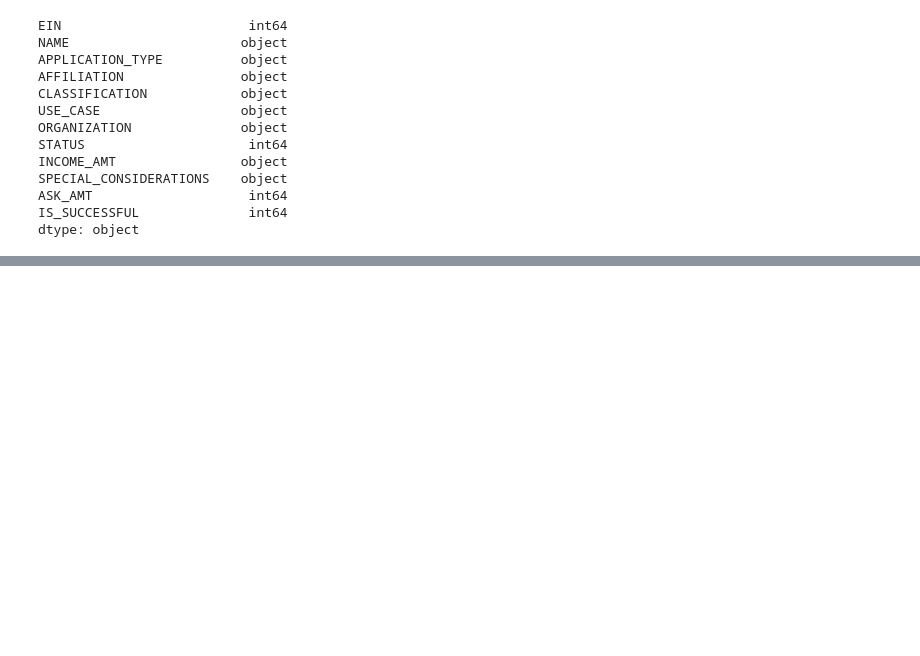
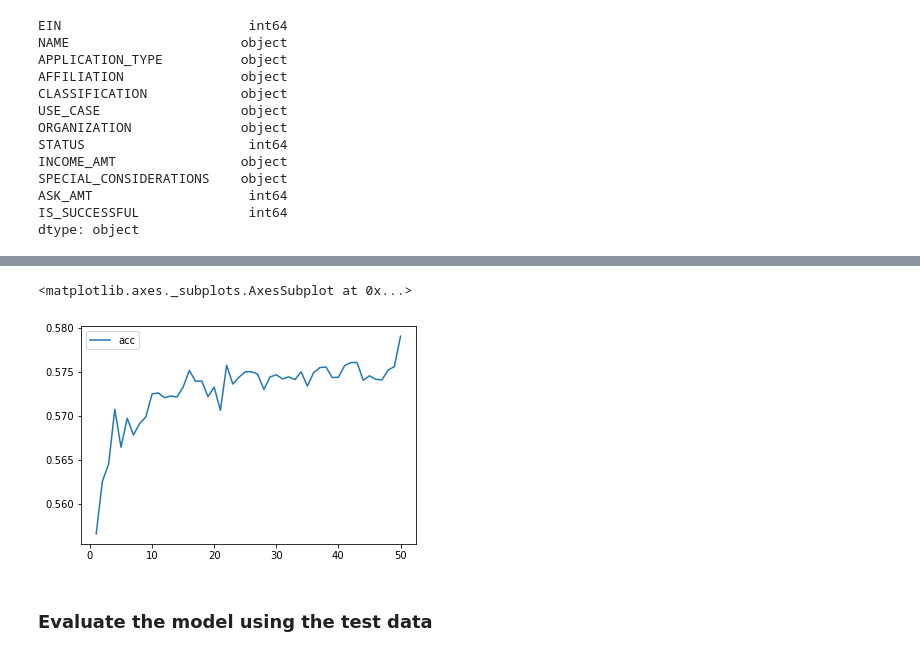
Before and after one commit to tom-jj-G/Neural_Network_NonProfit, a Jupyter notebook: Challenge/AlphabetSoupChallenge.ipynb, the cells around one changed output, grey strips where cells are left out. Drawn from its saved outputs; the diff is of its cells as text; code cells hidden in the pictures; blank space fills up the shorter version.

```diff
--- a/Challenge/AlphabetSoupChallenge.ipynb
+++ b/Challenge/AlphabetSoupChallenge.ipynb
@@ -47,0 +292,8 @@ dtype: object
+# %%
+# Plot the accuracy
+history_df.plot(y="acc")
+# %% [output]
+<matplotlib.axes._subplots.AxesSubplot at 0x...>
+[figure, added]
+# %% [markdown]
+### Evaluate the model using the test data
```
Also changed, not shown: parts of 46 cells of this notebook.
